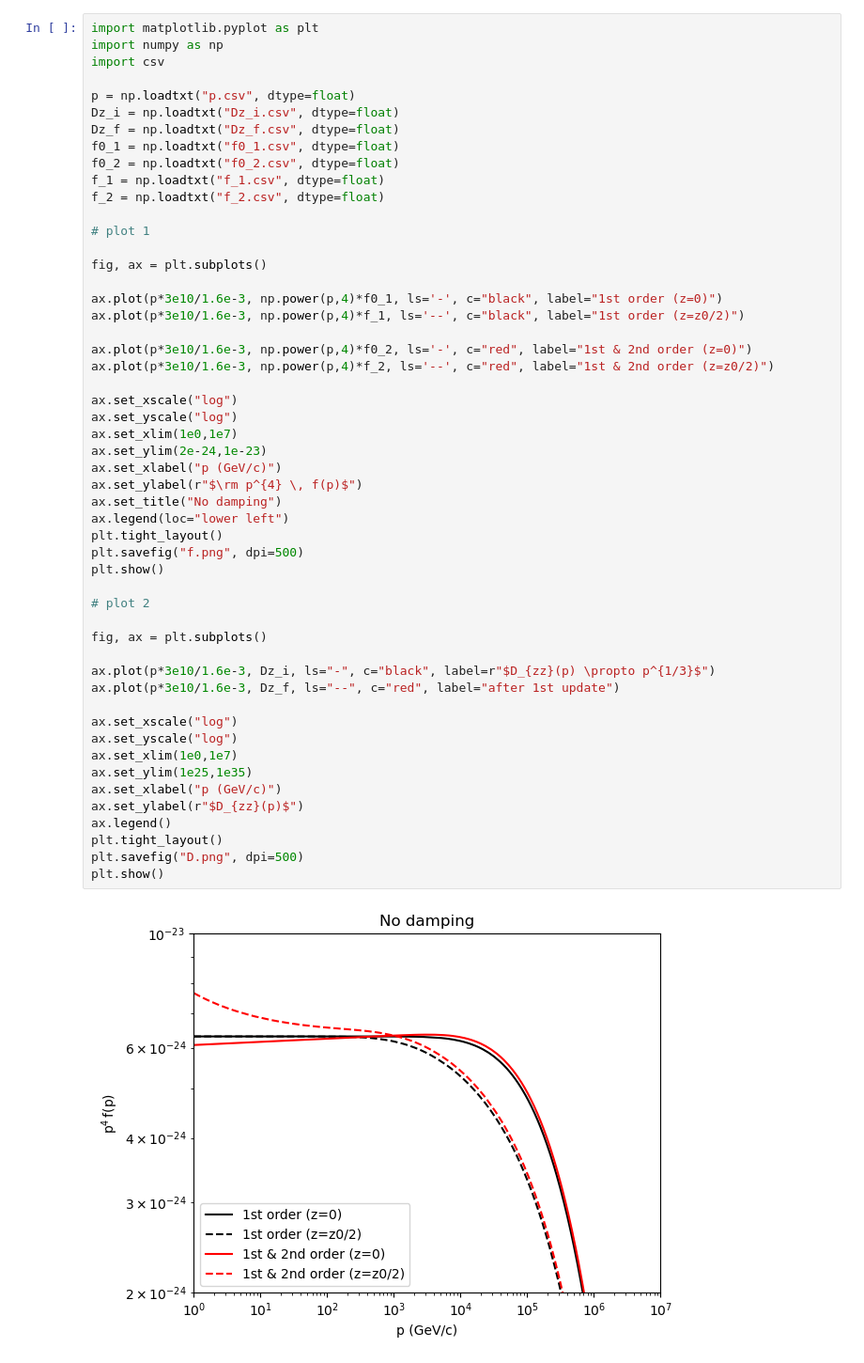
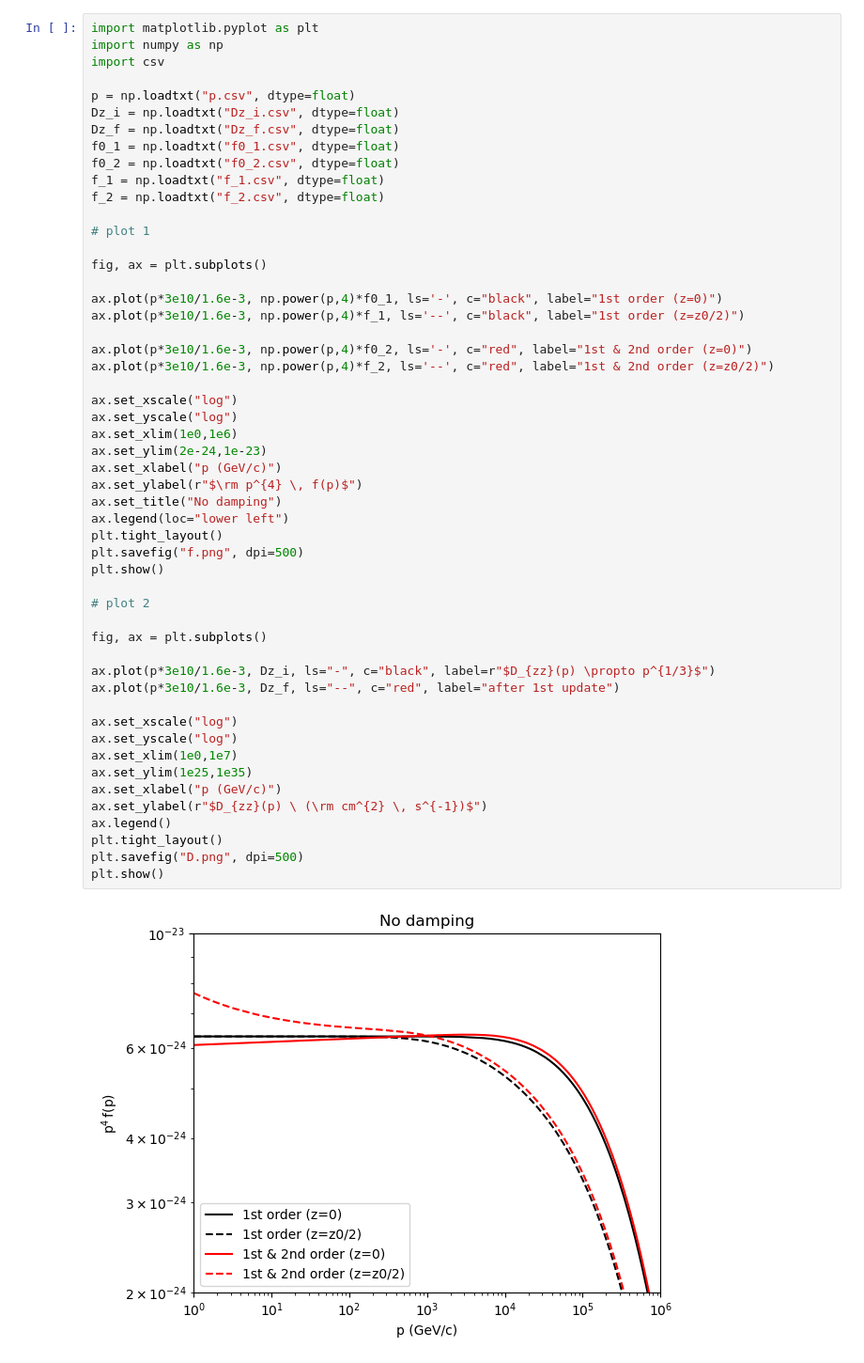
Before and after one commit to benlibenli/Stochastic-Acceleration, a Jupyter notebook: 1D_planar_tau_acc_damping/plot.ipynb, the cells around one changed output. Shown at 94% size. Cells and saved outputs as stored; diff of their text form.

```diff
--- a/1D_planar_tau_acc_damping/plot.ipynb
+++ b/1D_planar_tau_acc_damping/plot.ipynb
@@ -22,33 +22,33 @@ ax.plot(p*3e10/1.6e-3, np.power(p,4)*f0_2, ls='-', c="red", label="1st & 2nd ord
 ax.plot(p*3e10/1.6e-3, np.power(p,4)*f_2, ls='--', c="red", label="1st & 2nd order (z=z0/2)")
 
 ax.set_xscale("log")
 ax.set_yscale("log")
-ax.set_xlim(1e0,1e7)
+ax.set_xlim(1e0,1e6)
 ax.set_ylim(2e-24,1e-23)
 ax.set_xlabel("p (GeV/c)")
 ax.set_ylabel(r"$\rm p^{4} \, f(p)$")
 ax.set_title("No damping")
 ax.legend(loc="lower left")
 plt.tight_layout()
 plt.savefig("f.png", dpi=500)
 plt.show()
 
 # plot 2
 
 fig, ax = plt.subplots()
 
 ax.plot(p*3e10/1.6e-3, Dz_i, ls="-", c="black", label=r"$D_{zz}(p) \propto p^{1/3}$")
 ax.plot(p*3e10/1.6e-3, Dz_f, ls="--", c="red", label="after 1st update")
 
 ax.set_xscale("log")
 ax.set_yscale("log")
 ax.set_xlim(1e0,1e7)
 ax.set_ylim(1e25,1e35)
 ax.set_xlabel("p (GeV/c)")
-ax.set_ylabel(r"$D_{zz}(p)$")
+ax.set_ylabel(r"$D_{zz}(p) \ (\rm cm^{2} \, s^{-1})$")
 ax.legend()
 plt.tight_layout()
 plt.savefig("D.png", dpi=500)
 plt.show()
 # %% [output]
-[figure, old version]
+[figure, new version]
```
Also changed, not shown: parts of 1 cell of this notebook, 2 other files.
